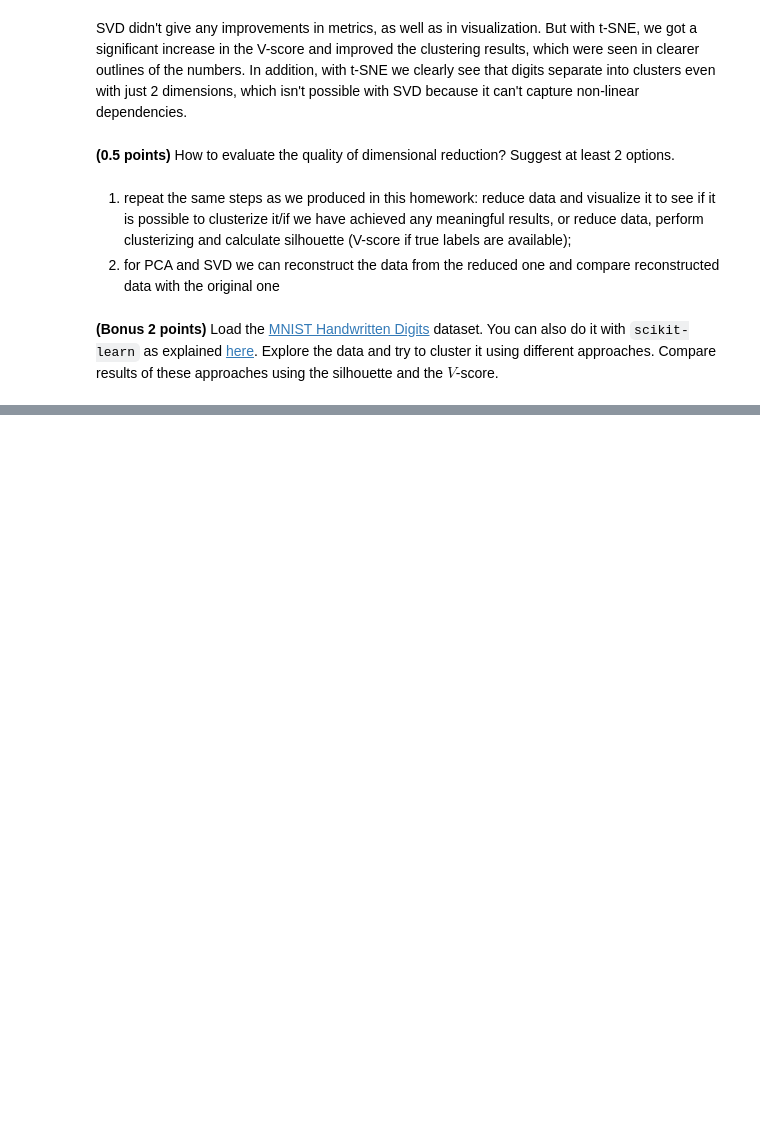
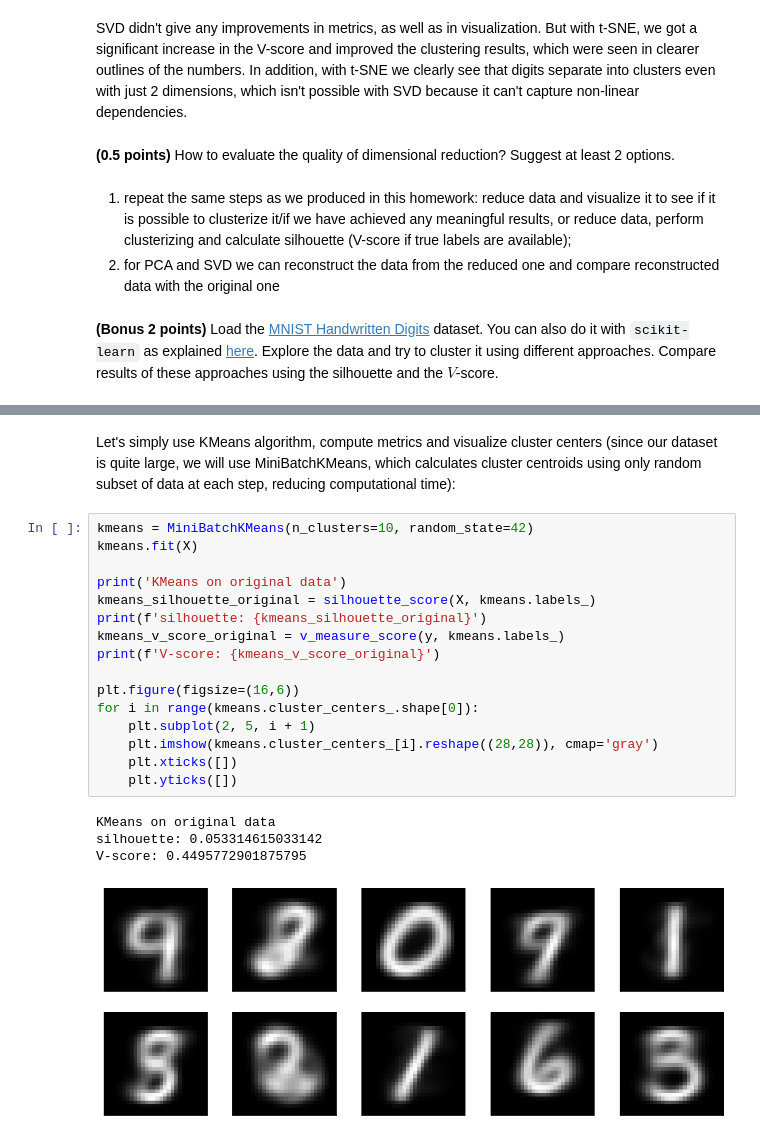
Before and after one commit to Bayramova/rs_school_assignments, a Jupyter notebook: clustering.ipynb, the cells around one changed output, grey strips where cells are left out. Drawn from its saved outputs; the diff is of its cells as text; blank space fills up the shorter version.

```diff
--- a/clustering.ipynb
+++ b/clustering.ipynb
@@ -618,0 +658,23 @@ SVD didn't give any improvements in metrics, as well as in visualization. But wi
+# %% [markdown]
+Let's simply use KMeans algorithm, compute metrics and visualize cluster centers (since our dataset is quite large, we will use MiniBatchKMeans, which calculates cluster centroids using only random subset of data at each step, reducing computational time):
+# %%
+kmeans = MiniBatchKMeans(n_clusters=10, random_state=42)
+kmeans.fit(X)
+
+print('KMeans on original data')
+kmeans_silhouette_original = silhouette_score(X, kmeans.labels_)
+print(f'silhouette: {kmeans_silhouette_original}')
+kmeans_v_score_original = v_measure_score(y, kmeans.labels_)
+print(f'V-score: {kmeans_v_score_original}')
+
+plt.figure(figsize=(16,6))
+for i in range(kmeans.cluster_centers_.shape[0]):
+    plt.subplot(2, 5, i + 1)
+    plt.imshow(kmeans.cluster_centers_[i].reshape((28,28)), cmap='gray')
+    plt.xticks([])
+    plt.yticks([])
+# %% [output]
+KMeans on original data
+silhouette: 0.053314615033142
+V-score: 0.4495772901875795
+[figure, added]
```
Also changed, not shown: parts of 29 cells of this notebook.
